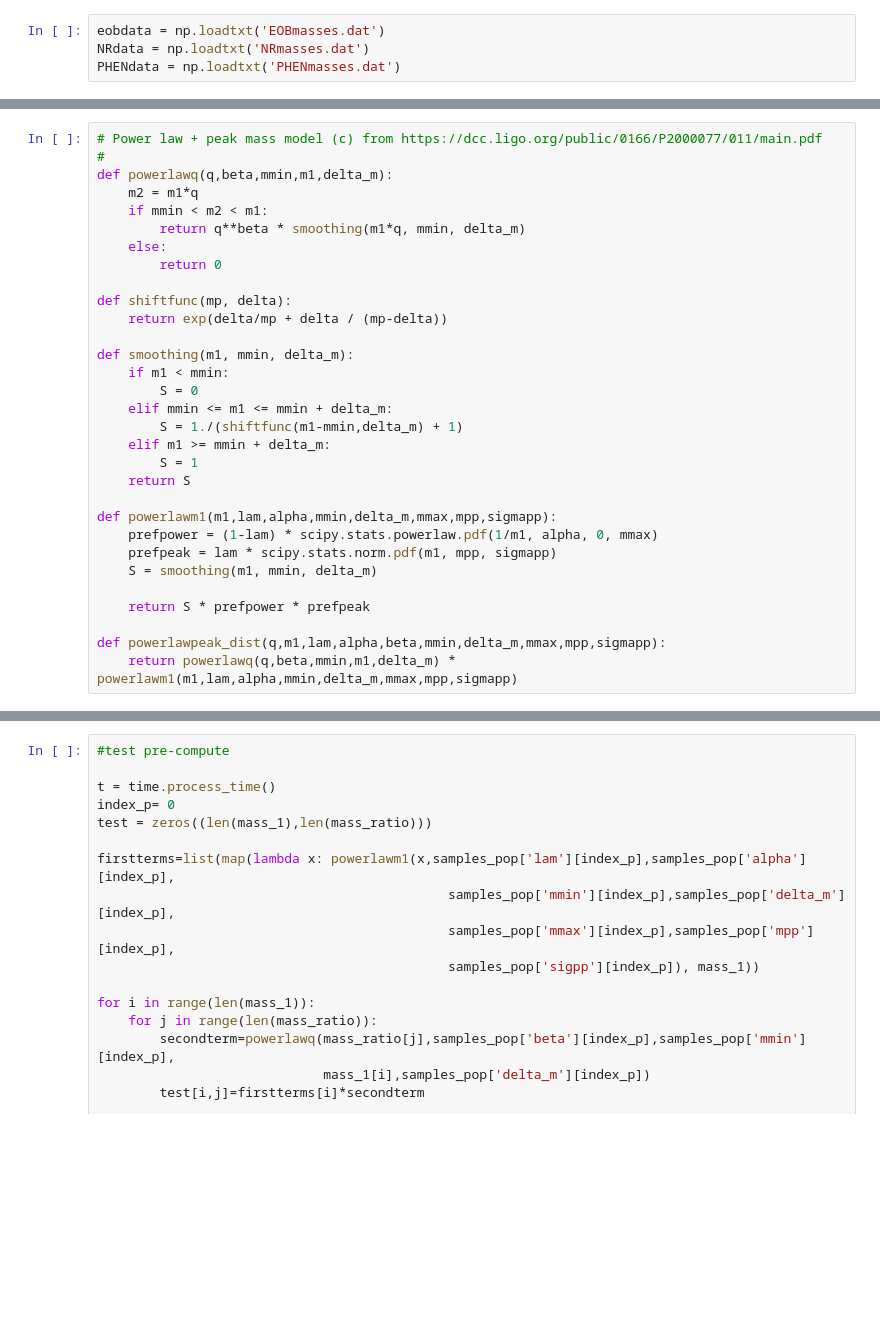
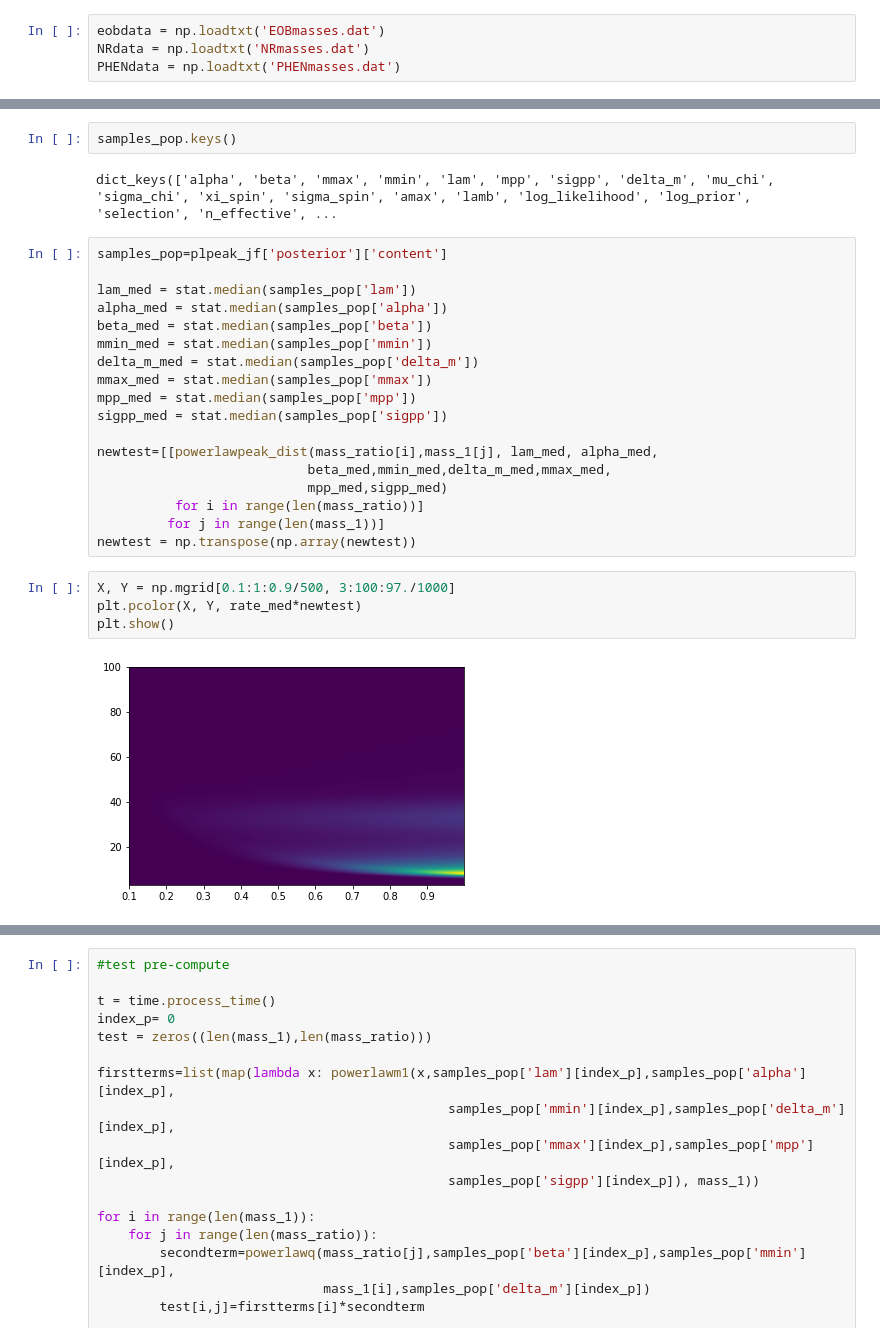
Before and after one commit to andrea0292/Event-Rate-GW, a Jupyter notebook: Check_Stas_Laura.ipynb, the cells around one changed output, grey strips where cells are left out. Drawn from its saved outputs; the diff is of its cells as text; blank space fills up the shorter version.

```diff
--- a/Check_Stas_Laura.ipynb
+++ b/Check_Stas_Laura.ipynb
@@ -102,34 +136,31 @@ for i,ff in enumerate(filenames):
-# %%
-# Power law + peak mass model (c) from https://dcc.ligo.org/public/0166/P2000077/011/main.pdf
-#
-def powerlawq(q,beta,mmin,m1,delta_m):
-    m2 = m1*q
-    if mmin < m2 < m1:
-        return q**beta * smoothing(m1*q, mmin, delta_m)
-    else:
-        return 0
-
-def shiftfunc(mp, delta):
-    return exp(delta/mp + delta / (mp-delta))
-
-def smoothing(m1, mmin, delta_m):
-    if m1 < mmin:
-        S = 0
-    elif mmin <= m1 <= mmin + delta_m:
-        S = 1./(shiftfunc(m1-mmin,delta_m) + 1)
-    elif m1 >= mmin + delta_m:
-        S = 1
-    return S
-
-def powerlawm1(m1,lam,alpha,mmin,delta_m,mmax,mpp,sigmapp):
-    prefpower = (1-lam) * scipy.stats.powerlaw.pdf(1/m1, alpha, 0, mmax)
-    prefpeak = lam * scipy.stats.norm.pdf(m1, mpp, sigmapp)
-    S = smoothing(m1, mmin, delta_m)
-
-    return S * prefpower * prefpeak
-
-def powerlawpeak_dist(q,m1,lam,alpha,beta,mmin,delta_m,mmax,mpp,sigmapp):
-    return powerlawq(q,beta,mmin,m1,delta_m) * powerlawm1(m1,lam,alpha,mmin,delta_m,mmax,mpp,sigmapp)
+# %%
+samples_pop.keys()
+# %% [output]
+dict_keys(['alpha', 'beta', 'mmax', 'mmin', 'lam', 'mpp', 'sigpp', 'delta_m', 'mu_chi', 'sigma_chi', 'xi_spin', 'sigma_spin', 'amax', 'lamb', 'log_likelihood', 'log_prior', 'selection', 'n_effective', ...
+# %%
+samples_pop=plpeak_jf['posterior']['content']
+
+lam_med = stat.median(samples_pop['lam'])
+alpha_med = stat.median(samples_pop['alpha'])
+beta_med = stat.median(samples_pop['beta'])
+mmin_med = stat.median(samples_pop['mmin'])
+delta_m_med = stat.median(samples_pop['delta_m'])
+mmax_med = stat.median(samples_pop['mmax'])
+mpp_med = stat.median(samples_pop['mpp'])
+sigpp_med = stat.median(samples_pop['sigpp'])
+
+newtest=[[powerlawpeak_dist(mass_ratio[i],mass_1[j], lam_med, alpha_med,
+                           beta_med,mmin_med,delta_m_med,mmax_med,
+                           mpp_med,sigpp_med)
+          for i in range(len(mass_ratio))]
+         for j in range(len(mass_1))]
+newtest = np.transpose(np.array(newtest))
+# %%
+X, Y = np.mgrid[0.1:1:0.9/500, 3:100:97./1000]
+plt.pcolor(X, Y, rate_med*newtest)
+plt.show()
+# %% [output]
+[figure, added]
 # %%
 # generate population ppd from the pop parameter samples. takes a long time!
 
```
Also changed, not shown: parts of 58 cells of this notebook.
